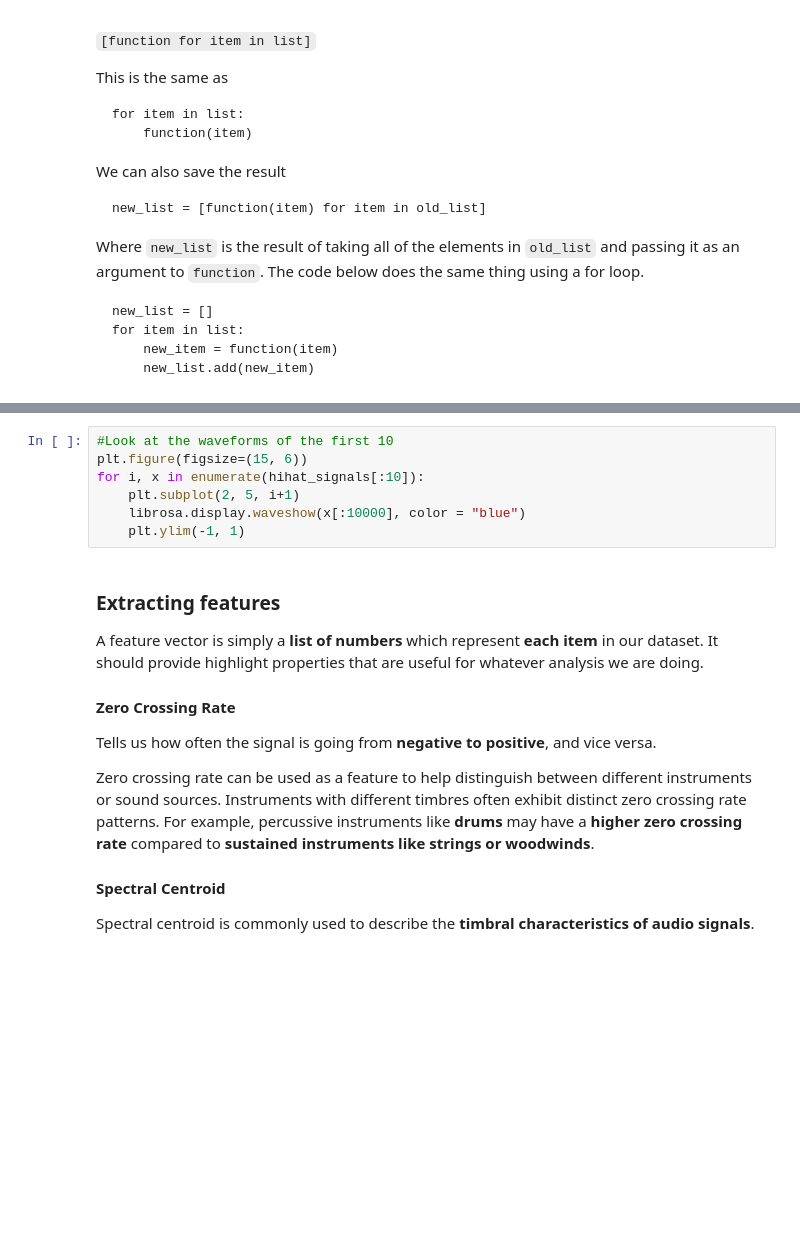
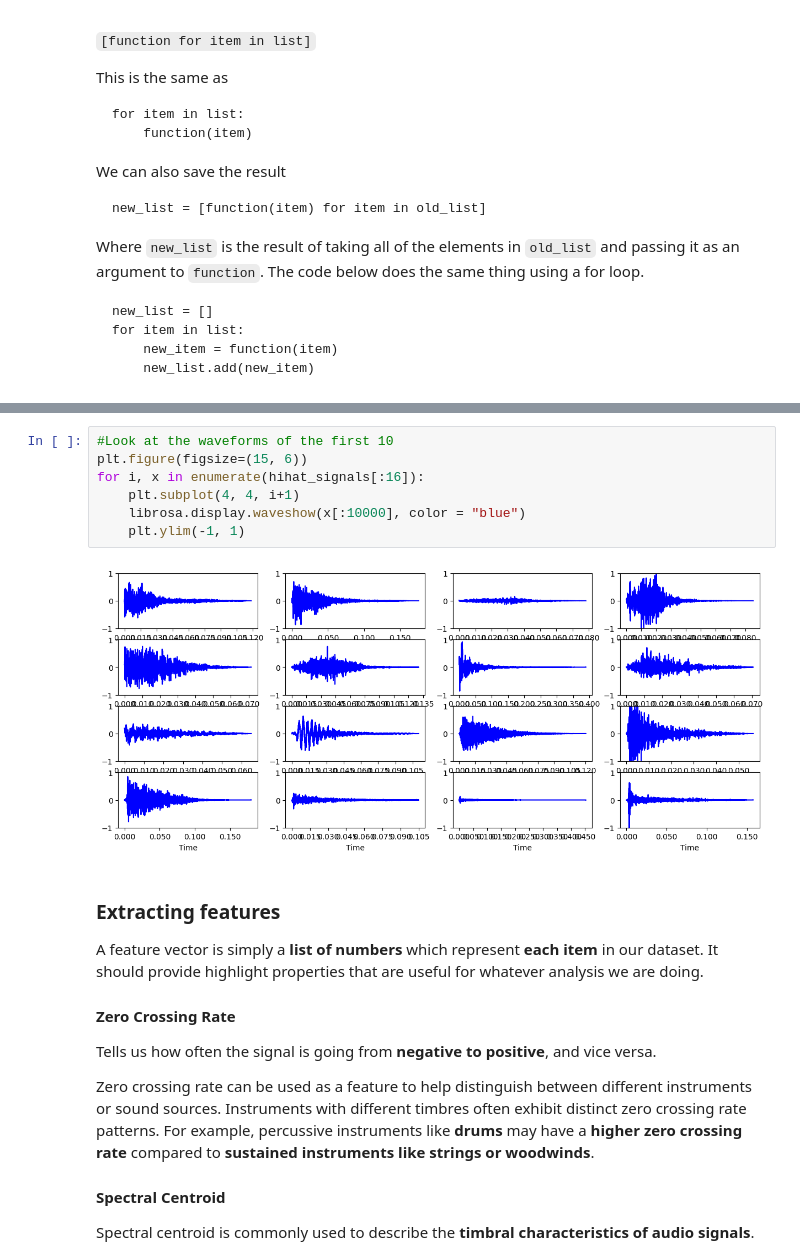
Before and after one commit to callmeautumn/STEM_TianQiu, a Jupyter notebook: STEM-Week-8-Processing-Media.ipynb, the cells around one changed output, grey strips where cells are left out. Saved outputs shown, nothing was run; the diff lists cells and outputs as text; blank space fills up the shorter version.

```diff
--- a/STEM-Week-8-Processing-Media.ipynb
+++ b/STEM-Week-8-Processing-Media.ipynb
@@ -84,10 +88,12 @@ for i, x in enumerate(snare_signals[:10]):
 # %%
 #Look at the waveforms of the first 10
 plt.figure(figsize=(15, 6))
-for i, x in enumerate(hihat_signals[:10]):
-    plt.subplot(2, 5, i+1)
+for i, x in enumerate(hihat_signals[:16]):
+    plt.subplot(4, 4, i+1)
     librosa.display.waveshow(x[:10000], color = "blue")
     plt.ylim(-1, 1)
+# %% [output]
+[figure, added]
 # %% [markdown]
 ### Extracting features
 
```
Also changed, not shown: parts of 33 cells of this notebook, 3 other files.
